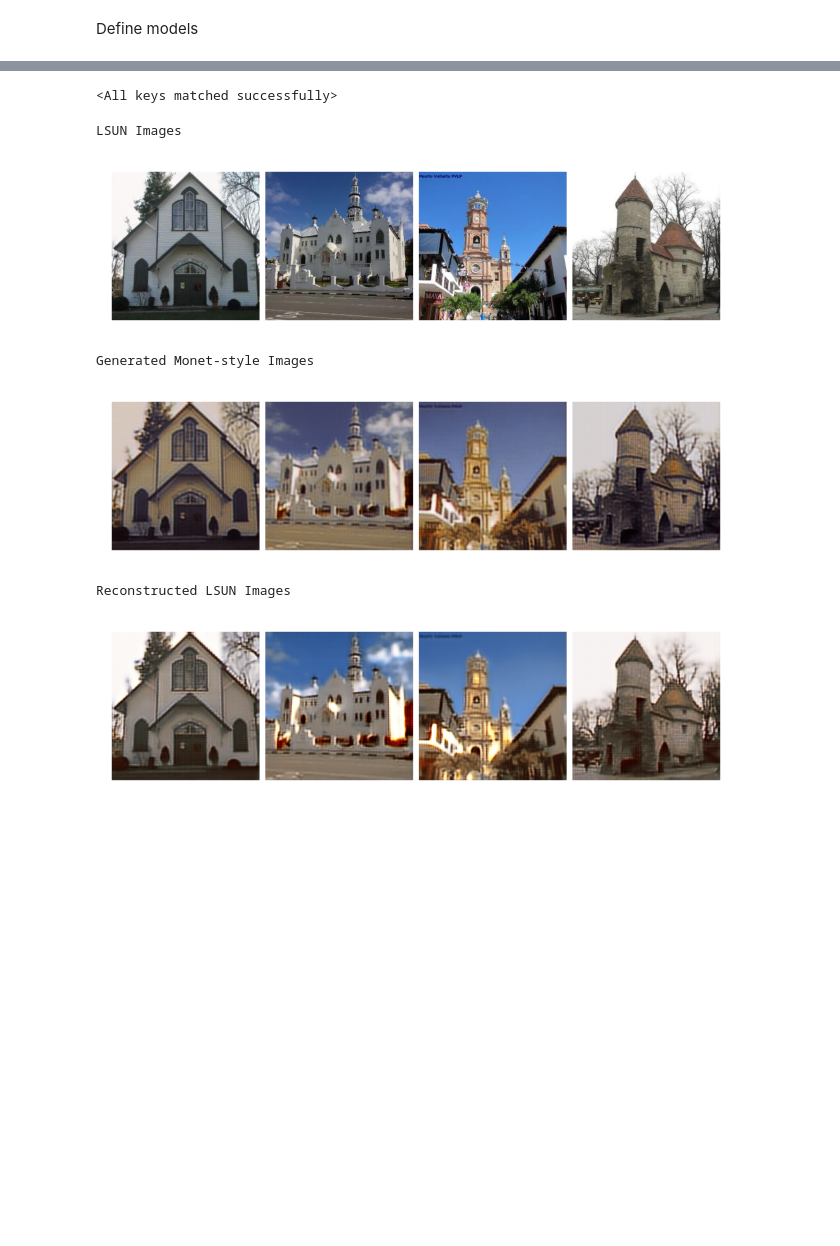
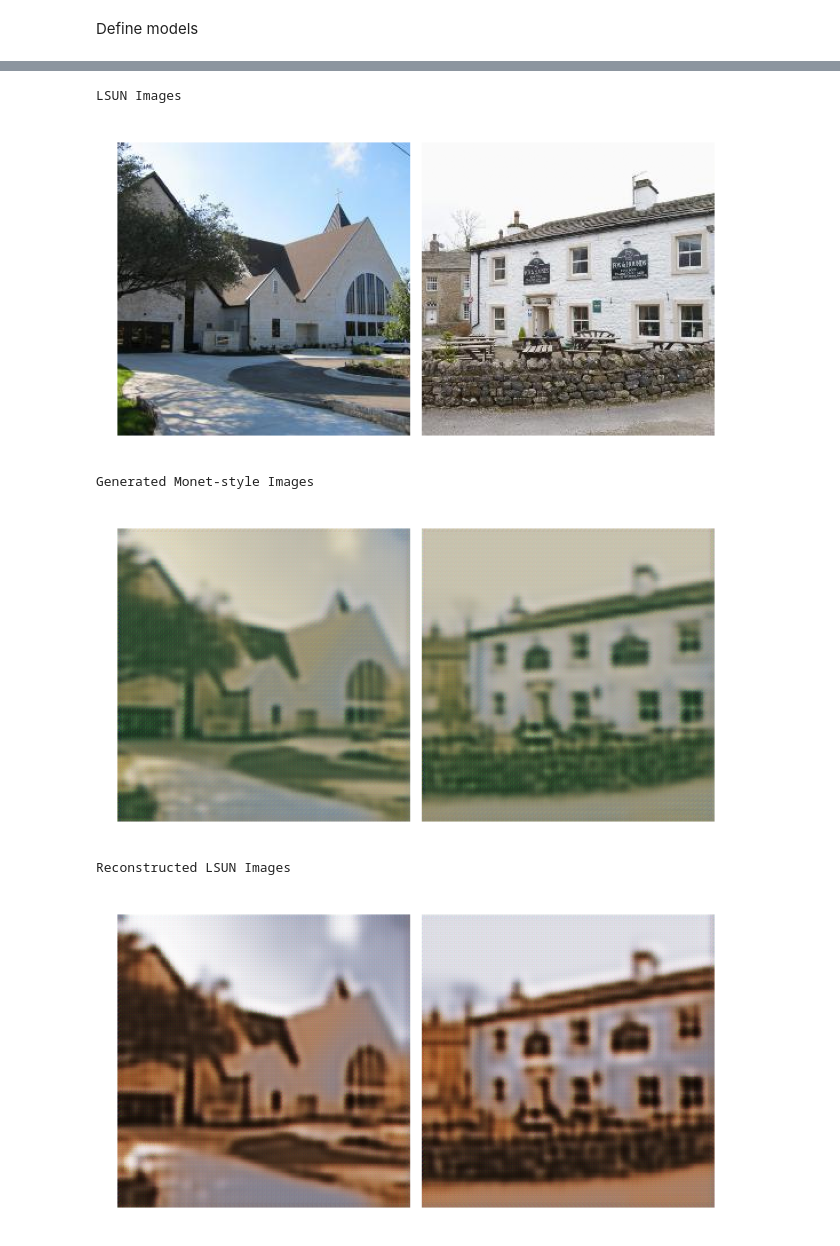
Before and after one commit to elliekkim/monet-gan, a Jupyter notebook: cycle_gan_lsun.ipynb, the cells around one changed output, grey strips where cells are left out. Cells and saved outputs as stored; diff of their text form; code cells hidden in the pictures; blank space fills up the shorter version.

```diff
--- a/cycle_gan_lsun.ipynb
+++ b/cycle_gan_lsun.ipynb
@@ -116,7 +116,7 @@ Data downloaded already
 monet = Monet()
 lsun = LSUNChurchSubset("lsun-church-subset")
 
-batch_size = 4
+batch_size = 2
 monet_loader = DataLoader(monet, batch_size=batch_size, shuffle=True)
 lsun_loader = DataLoader(lsun, batch_size=batch_size, shuffle=True)
 # %% [output]
@@ -172,7 +172,7 @@ class Generator(nn.Module):
             nn.ReLU(),
         ]
         # residual blocks
-        for _ in range(6):
+        for _ in range(9):
             layers.append(GeneratorResidualBlock(256))
         # upsample
         layers += [
@@ -218,7 +218,7 @@ class Discriminator(nn.Module):
             nn.LeakyReLU(0.2, inplace=True),
 
             # Output Layer: Conv -> Sigmoid
-            spectral_norm(nn.Conv2d(512, 1, kernel_size=3, stride=1)),
+            nn.Conv2d(512, 1, kernel_size=3, stride=1),
             nn.Flatten(1),
             nn.Sigmoid()
         )
@@ -374,31 +374,29 @@ generator_g.load_state_dict(torch.load("lsun_generator_g.pth", weights_only=True
 generator_f.load_state_dict(torch.load("lsun_generator_f.pth", weights_only=True))
 discriminator_x.load_state_dict(torch.load("lsun_discriminator_x.pth", weights_only=True))
 discriminator_y.load_state_dict(torch.load("lsun_discriminator_y.pth", weights_only=True))
-# %% [output]
-<All keys matched successfully>
 # %%
 # now let's test our cyclegan after training to see if it actually works:
 
 real_x  = next(iter(lsun_loader))
 real_x = real_x.cuda()
 
 fake_y = generator_g(real_x).detach()
 reconstructed_x = generator_f(fake_y).detach()
 
 fake_y = fake_y.cpu()
 reconstructed_x = reconstructed_x.cpu()
 
-n_to_show = 4  # less than or equal to batch size
+n_to_show = 2  # less than or equal to batch size
 print("LSUN Images")
 show_images(real_x[:n_to_show].cpu())
 print("Generated Monet-style Images")
 show_images(fake_y[:n_to_show])
 print("Reconstructed LSUN Images")
 show_images(reconstructed_x[:n_to_show])
 # %% [output]
 LSUN Images
-[figure, old version]
+[figure, new version]
 Generated Monet-style Images
-[figure, old version]
+[figure, new version]
 Reconstructed LSUN Images
-[figure, old version]
+[figure, new version]
```
Also changed, not shown: parts of 3 cells of this notebook, 4 other files.
